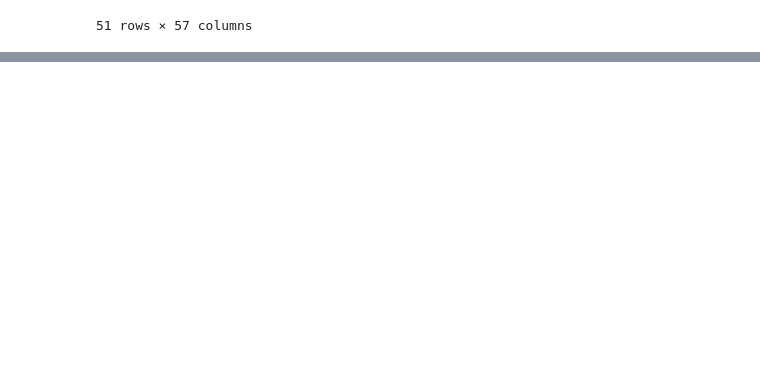
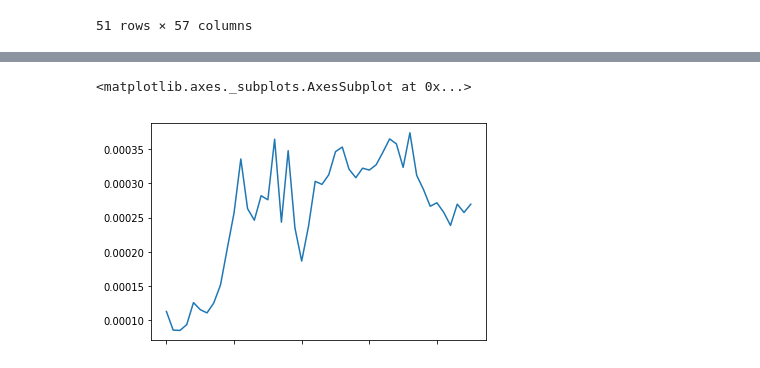
Before and after one commit to robinleoknauth/time_series_project, a Jupyter notebook: carbon_emissions_EDA.ipynb, the cells around one changed output, grey strips where cells are left out. Drawn from its saved outputs; the diff is of its cells as text; code cells hidden in the pictures; blank space fills up the shorter version.

```diff
--- a/carbon_emissions_EDA.ipynb
+++ b/carbon_emissions_EDA.ipynb
@@ -324,0 +395,6 @@ betas = {}
+# %%
+series = df_ratios_train['Algeria']
+series.plot()
+# %% [output]
+<matplotlib.axes._subplots.AxesSubplot at 0x...>
+[figure, added]
```
Also changed, not shown: parts of 10 cells of this notebook.
